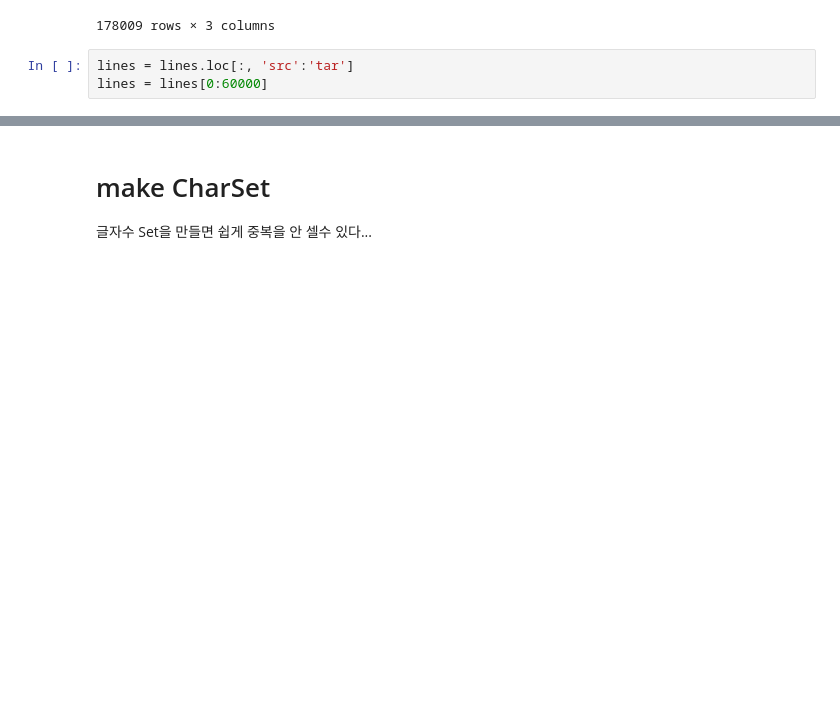
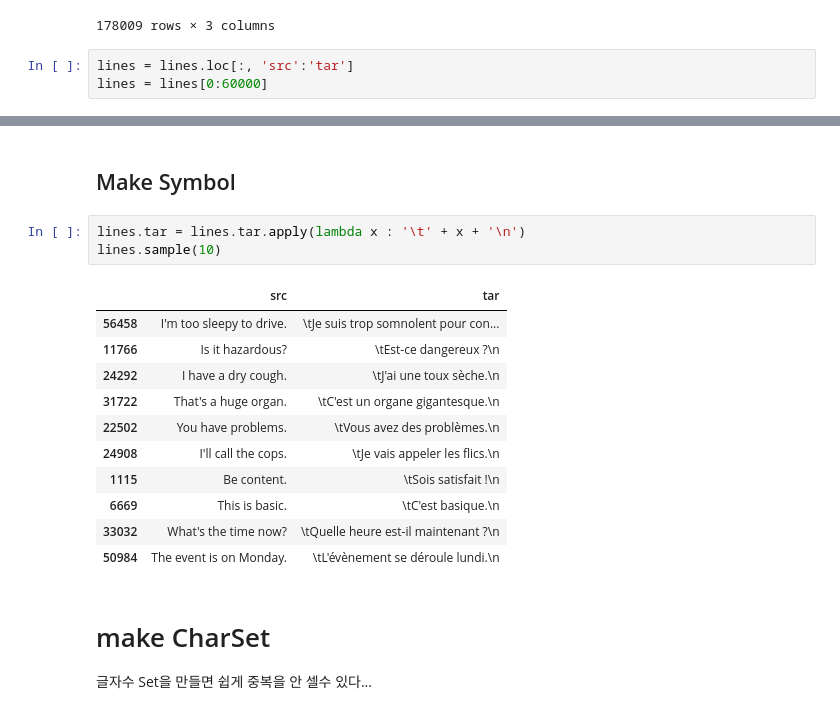
Before and after one commit to YMGYM/google_colab_files, a Jupyter notebook: NLP_With_Deep_Learning_Prcatice.ipynb, the cells around one changed output, grey strips where cells are left out. Drawn from its saved outputs; the diff is of its cells as text; blank space fills up the shorter version.

```diff
--- a/NLP_With_Deep_Learning_Prcatice.ipynb
+++ b/NLP_With_Deep_Learning_Prcatice.ipynb
@@ -66,3 +66,20 @@ lines.sample(10)
+# %% [markdown]
+## Make Symbol
+# %%
+lines.tar = lines.tar.apply(lambda x : '\t' + x + '\n')
+lines.sample(10)
+# %% [output]
+|  | src | tar |
+| 56458 | I'm too sleepy to drive. | \tJe suis trop somnolent pour con... |
+| 11766 | Is it hazardous? | \tEst-ce dangereux ?\n |
+| 24292 | I have a dry cough. | \tJ'ai une toux sèche.\n |
+| 31722 | That's a huge organ. | \tC'est un organe gigantesque.\n |
+| 22502 | You have problems. | \tVous avez des problèmes.\n |
+| 24908 | I'll call the cops. | \tJe vais appeler les flics.\n |
+| 1115 | Be content. | \tSois satisfait !\n |
+| 6669 | This is basic. | \tC'est basique.\n |
+| 33032 | What's the time now? | \tQuelle heure est-il maintenant ?\n |
+| 50984 | The event is on Monday. | \tL'évènement se déroule lundi.\n |
 # %% [markdown]
 # make CharSet
 글자수 Set을 만들면 쉽게 중복을 안 셀수 있다...
```
Also changed, not shown: parts of 27 cells of this notebook.
